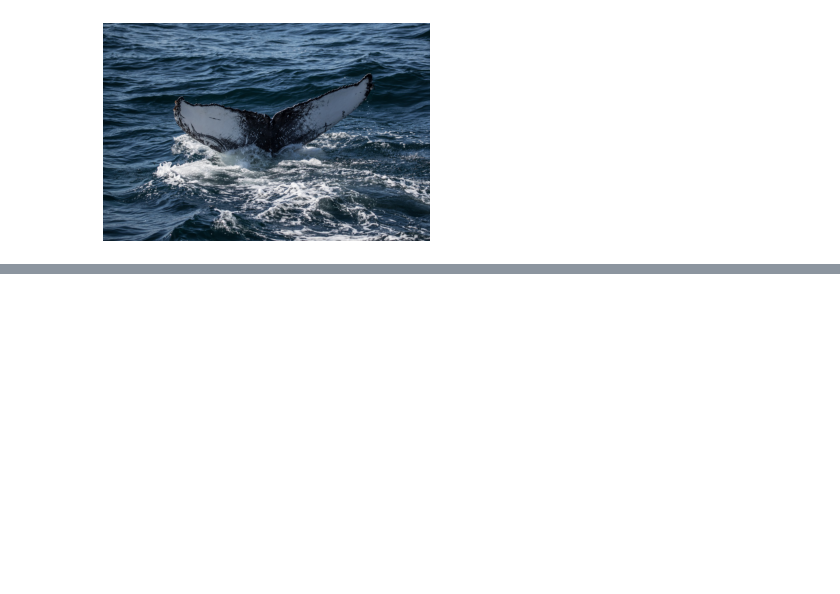
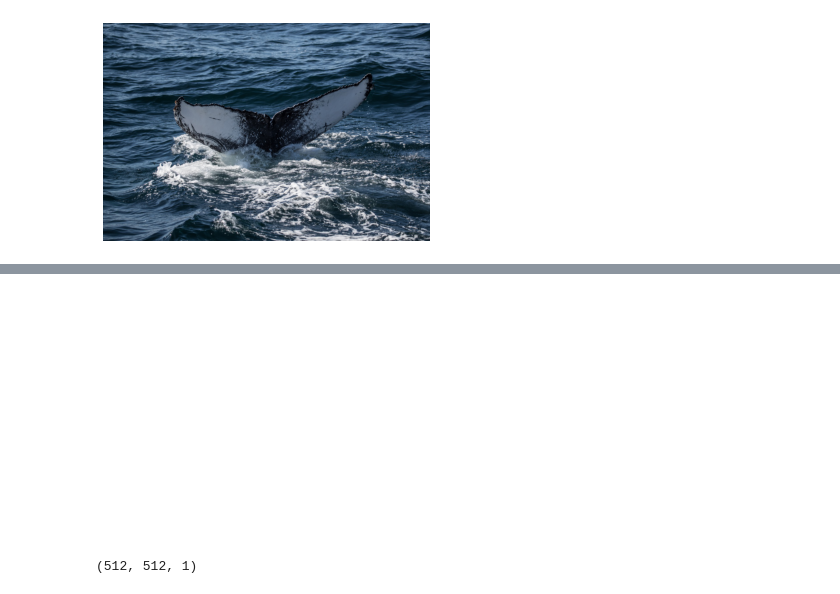
Before and after one commit to degtyardmitry/humpbackid, a Jupyter notebook: XAI_apply.ipynb, the cells around one changed output, grey strips where cells are left out. Cells and saved outputs as stored; diff of their text form; code cells hidden in the pictures; blank space fills up the shorter version.

```diff
--- a/XAI_apply.ipynb
+++ b/XAI_apply.ipynb
@@ -630,9 +630,15 @@ plt.show()
 # %% [output]
 [figure]
 # %%
-layer_names=[layer.name for layer in branch_model.layers]
+# Ensure 'index' is correctly identified
+layer_names = [layer.name for layer in branch_model.layers]
+layers = [layer for layer in branch_model.layers]
 index = 0
-for idx, layer in enumerate(model.layers):
+for idx, layer in enumerate(branch_model.layers):
     if layer.name == 'global_max_pooling2d_2':
         index = idx
         break
+print(layer_names)
+
+#last convolutional layer
+last_cv_layer_output= layers[layer_names.index("conv2d_55")].output
@@ -661,0 +647,68 @@ ValueError: Asked to get output at node 3, but the layer has only 1 inbound node
+# %%
+import tensorflow as tf
+img_orig_name = "0000e88ab.jpg"
+# preprocess the image
+img = read_cropped_image(img_orig_name , False)
+##plt.imshow(img)
+plt.axis('off')
+plt.show()
+print(img.shape)
+
+# base generated by chatgpt
+
+import tensorflow as tf
+import numpy as np
+
+from keras import backend as K
+import numpy as np
+
+# structure generated by chat_gpt
+def compute_saliency_map_keras(mdl, image, lr_output):
+    """
+    Compute the saliency map for a given image using Keras backend, adjusted for models with multiple inbound nodes.
+
+    Parameters:
+    - mdl: The Keras model.
+    - image: The input image as a numpy array of shape (H, W, C).
+    - lr_output: Layer output to use for gradient calculation
+
+    Returns:
+    - saliency_map: A numpy array representing the saliency map.
+    """
+    # Ensure image has the correct shape (H, W, C) -> (1, H, W, C)
+    if len(image.shape) == 3:
+        image = np.expand_dims(image, axis=0)
+
+    # Adjusted to use get_output_at for accessing model's output
+    output =  lr_output # Assuming last usage in case of multiple uses
+
+    # Continue as before
+    preds = mdl.predict(image)
+    class_idx = np.argmax(preds[0])
+
+
+    # Adjusted to use get_input_at for accessing model's input
+    input_img = mdl.get_input_at(0)  # Assuming first usage in case of multiple uses
+
+    # Get the gradients of the output w.r.t. the inputs
+    grads = K.gradients(output, input_img)[0]
+
+    # Function to compute the gradients and the output given an input
+    grad_func = K.function([input_img], [grads, output])
+
+    # Compute the values
+    grad_values, output_values = grad_func([image])
+
+    # Processing the gradients to generate a saliency map
+    saliency_map = np.abs(grad_values)[0]
+    saliency_map = np.max(saliency_map, axis=-1)
+
+    return saliency_map
+
+
+
+
+saliency_map = compute_saliency_map_keras(branch_model, img, last_cv_layer_output)
+# %% [output]
+[figure, added]
+(512, 512, 1)
```
Also changed, not shown: parts of 4 cells of this notebook, 1 other file.
